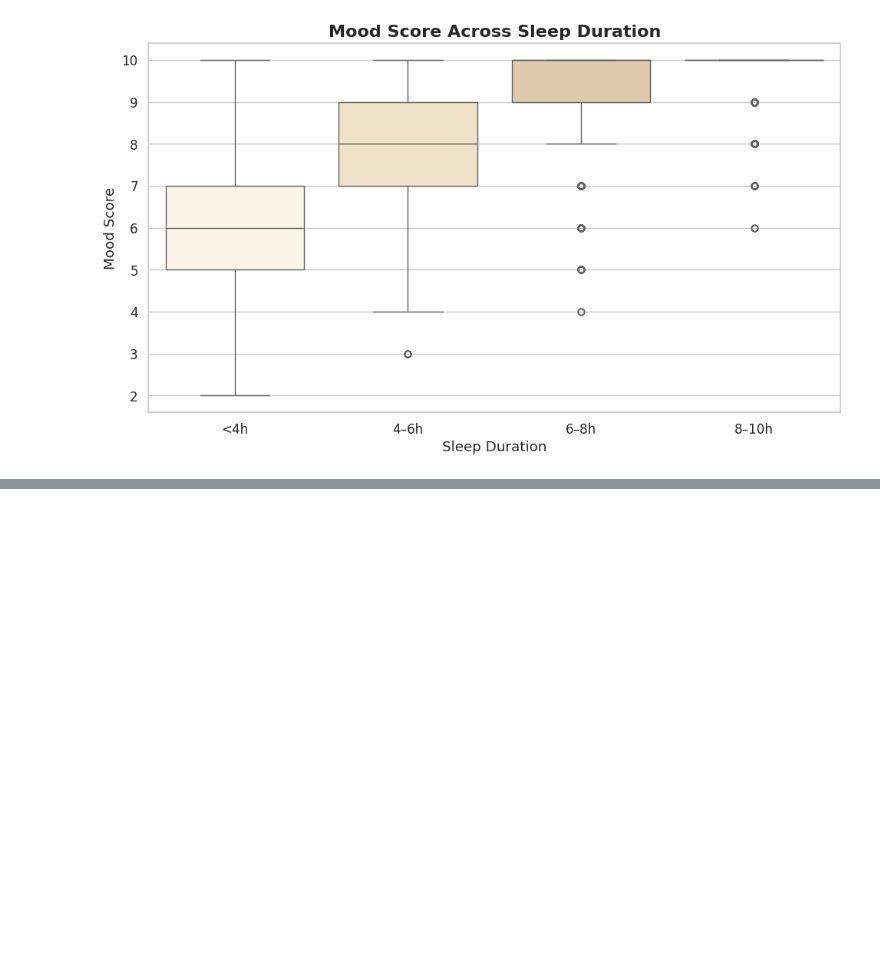
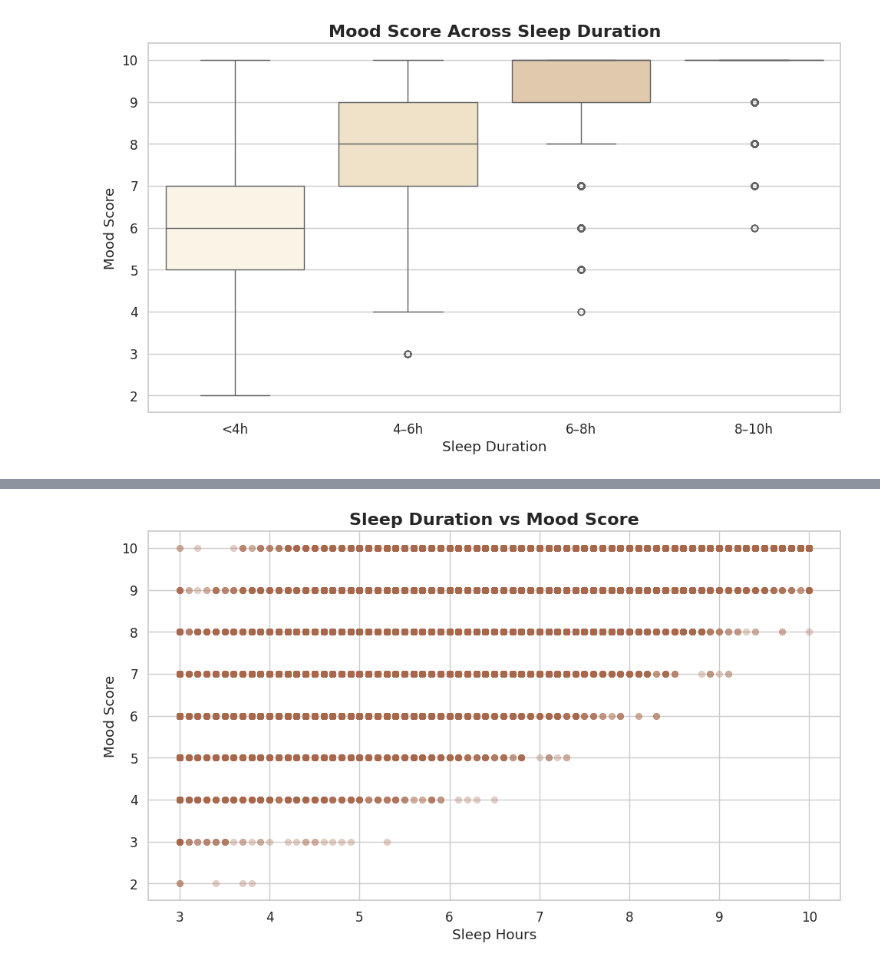
Before and after one commit to kintanpitaloka/genz-stress-level-predictor, a Jupyter notebook: genz.ipynb, the cells around one changed output, grey strips where cells are left out. Saved outputs shown, nothing was run; the diff lists cells and outputs as text; code cells hidden in the pictures; blank space fills up the shorter version.

```diff
--- a/genz.ipynb
+++ b/genz.ipynb
@@ -293,0 +340,21 @@ plt.show()
+# %%
+# Style seaborn + warna
+sns.set(style='whitegrid', font_scale=1.1)
+
+plt.figure(figsize=(10, 6))
+sns.scatterplot(
+    x='sleep_hours',
+    y='mood_score',
+    data=df,
+    color="#a8664a",   # deep brown tone
+    alpha=0.3,
+    edgecolor=None
+)
+
+plt.title("Sleep Duration vs Mood Score", fontsize=16, weight='bold')
+plt.xlabel("Sleep Hours")
+plt.ylabel("Mood Score")
+plt.tight_layout()
+plt.show()
+# %% [output]
+[figure, added]
```
Also changed, not shown: parts of 37 cells of this notebook.
